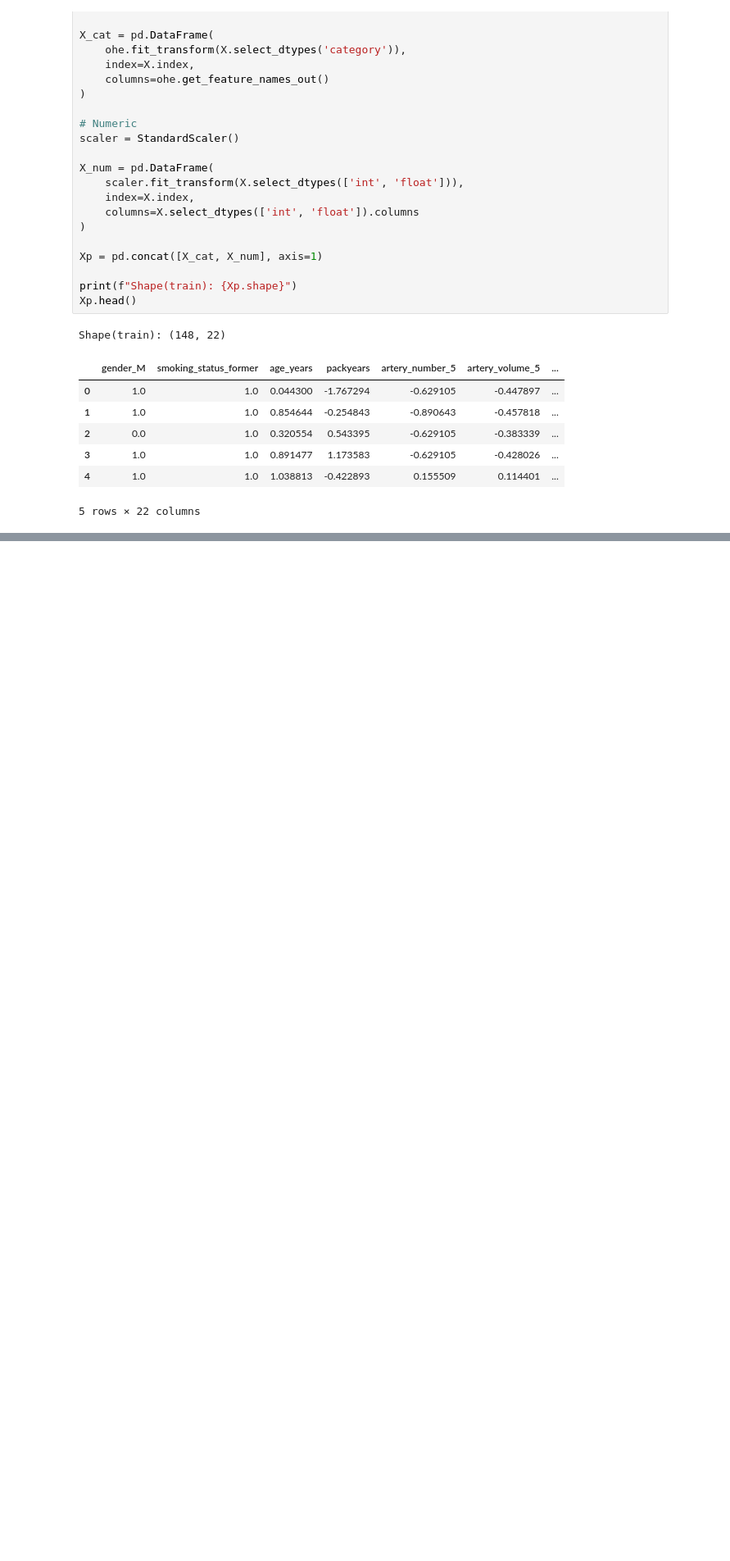
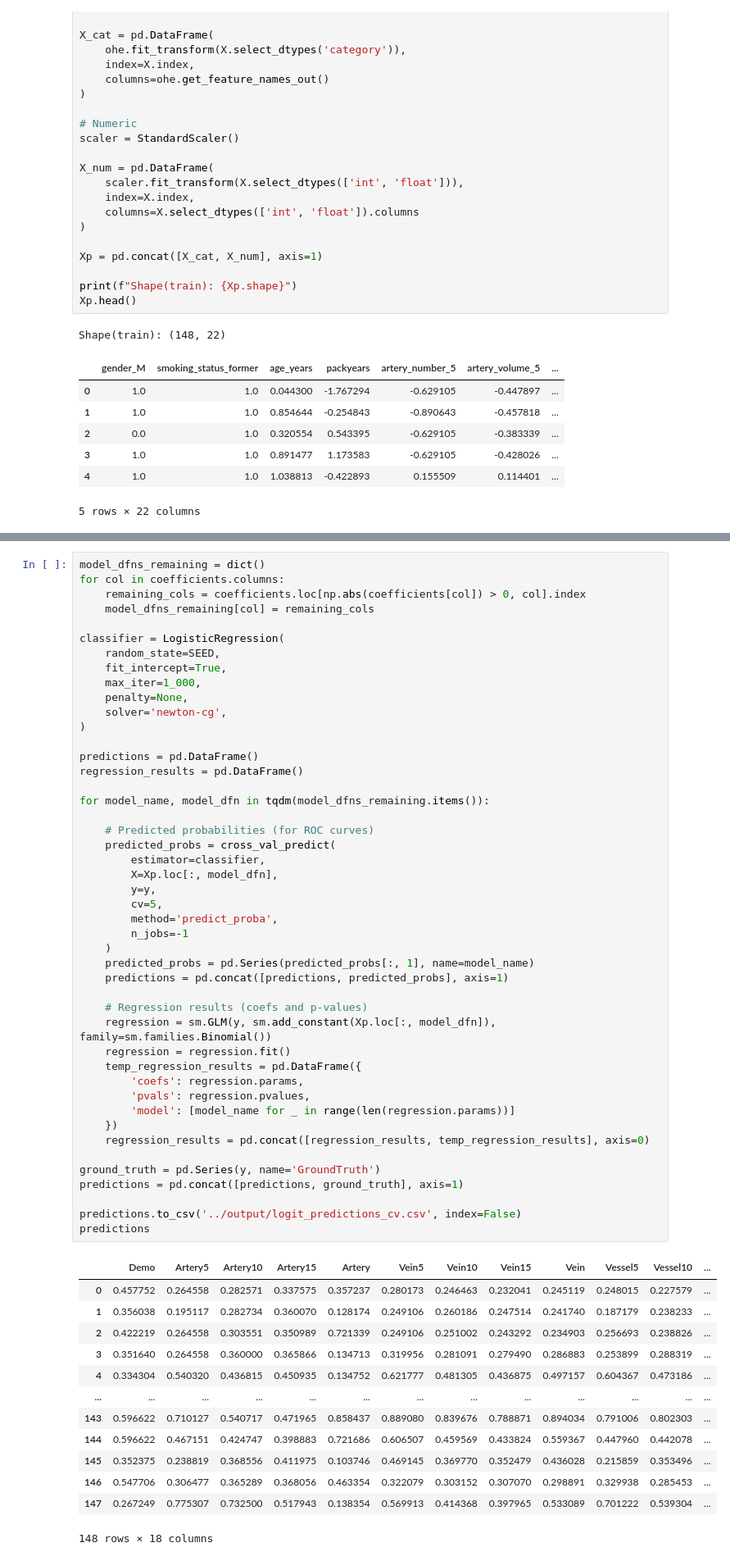
Before and after one commit to qaust/malignancy, a Jupyter notebook: notebooks/classification.ipynb, the cells around one changed output, grey strips where cells are left out. Shown at 82% size. Drawn from its saved outputs; the diff is of its cells as text; blank space fills up the shorter version.

```diff
--- a/notebooks/classification.ipynb
+++ b/notebooks/classification.ipynb
@@ -592,0 +451,60 @@ complete_results_wide
+# %%
+model_dfns_remaining = dict()
+for col in coefficients.columns:
+    remaining_cols = coefficients.loc[np.abs(coefficients[col]) > 0, col].index
+    model_dfns_remaining[col] = remaining_cols
+
+classifier = LogisticRegression(
+    random_state=SEED,
+    fit_intercept=True,
+    max_iter=1_000,
+    penalty=None,
+    solver='newton-cg',
+)
+
+predictions = pd.DataFrame()
+regression_results = pd.DataFrame()
+
+for model_name, model_dfn in tqdm(model_dfns_remaining.items()):
+
+    # Predicted probabilities (for ROC curves)
+    predicted_probs = cross_val_predict(
+        estimator=classifier,
+        X=Xp.loc[:, model_dfn],
+        y=y,
+        cv=5,
+        method='predict_proba',
+        n_jobs=-1
+    )
+    predicted_probs = pd.Series(predicted_probs[:, 1], name=model_name)
+    predictions = pd.concat([predictions, predicted_probs], axis=1)
+
+    # Regression results (coefs and p-values)
+    regression = sm.GLM(y, sm.add_constant(Xp.loc[:, model_dfn]), family=sm.families.Binomial())
+    regression = regression.fit()
+    temp_regression_results = pd.DataFrame({
+        'coefs': regression.params,
+        'pvals': regression.pvalues,
+        'model': [model_name for _ in range(len(regression.params))]
+    })
+    regression_results = pd.concat([regression_results, temp_regression_results], axis=0)
+
+ground_truth = pd.Series(y, name='GroundTruth')
+predictions = pd.concat([predictions, ground_truth], axis=1)
+
+predictions.to_csv('../output/logit_predictions_cv.csv', index=False)
+predictions
+# %% [output]
+|  | Demo | Artery5 | Artery10 | Artery15 | Artery | Vein5 | Vein10 | Vein15 | Vein | Vessel5 | Vessel10 | ... |
+| 0 | 0.457752 | 0.264558 | 0.282571 | 0.337575 | 0.357237 | 0.280173 | 0.246463 | 0.232041 | 0.245119 | 0.248015 | 0.227579 | ... |
+| 1 | 0.356038 | 0.195117 | 0.282734 | 0.360070 | 0.128174 | 0.249106 | 0.260186 | 0.247514 | 0.241740 | 0.187179 | 0.238233 | ... |
+| 2 | 0.422219 | 0.264558 | 0.303551 | 0.350989 | 0.721339 | 0.249106 | 0.251002 | 0.243292 | 0.234903 | 0.256693 | 0.238826 | ... |
+| 3 | 0.351640 | 0.264558 | 0.360000 | 0.365866 | 0.134713 | 0.319956 | 0.281091 | 0.279490 | 0.286883 | 0.253899 | 0.288319 | ... |
+| 4 | 0.334304 | 0.540320 | 0.436815 | 0.450935 | 0.134752 | 0.621777 | 0.481305 | 0.436875 | 0.497157 | 0.604367 | 0.473186 | ... |
+| ... | ... | ... | ... | ... | ... | ... | ... | ... | ... | ... | ... | ... |
+| 143 | 0.596622 | 0.710127 | 0.540717 | 0.471965 | 0.858437 | 0.889080 | 0.839676 | 0.788871 | 0.894034 | 0.791006 | 0.802303 | ... |
+| 144 | 0.596622 | 0.467151 | 0.424747 | 0.398883 | 0.721686 | 0.606507 | 0.459569 | 0.433824 | 0.559367 | 0.447960 | 0.442078 | ... |
+| 145 | 0.352375 | 0.238819 | 0.368556 | 0.411975 | 0.103746 | 0.469145 | 0.369770 | 0.352479 | 0.436028 | 0.215859 | 0.353496 | ... |
+| 146 | 0.547706 | 0.306477 | 0.365289 | 0.368056 | 0.463354 | 0.322079 | 0.303152 | 0.307070 | 0.298891 | 0.329938 | 0.285453 | ... |
+| 147 | 0.267249 | 0.775307 | 0.732500 | 0.517943 | 0.138354 | 0.569913 | 0.414368 | 0.397965 | 0.533089 | 0.701222 | 0.539304 | ... |
+148 rows × 18 columns
```
Also changed, not shown: parts of 14 cells of this notebook, 1 other file.
